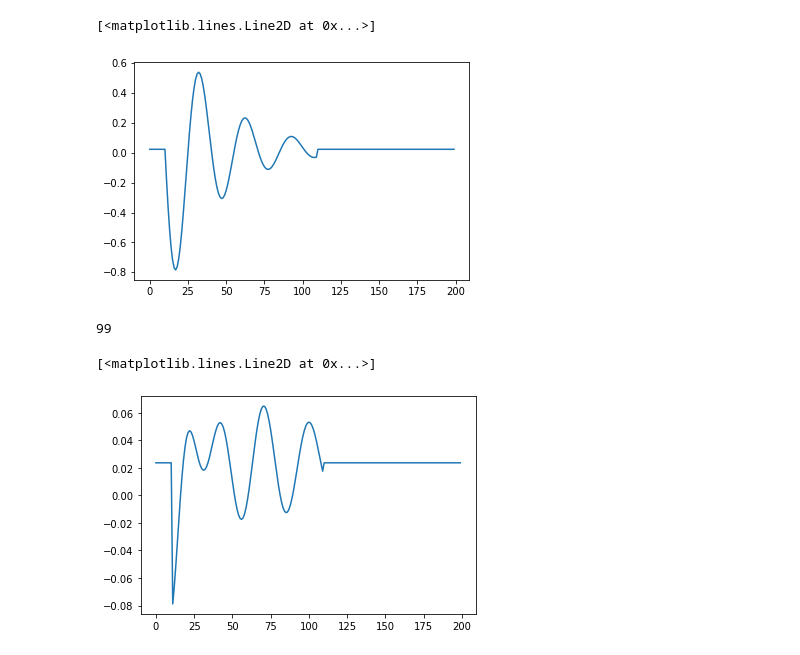
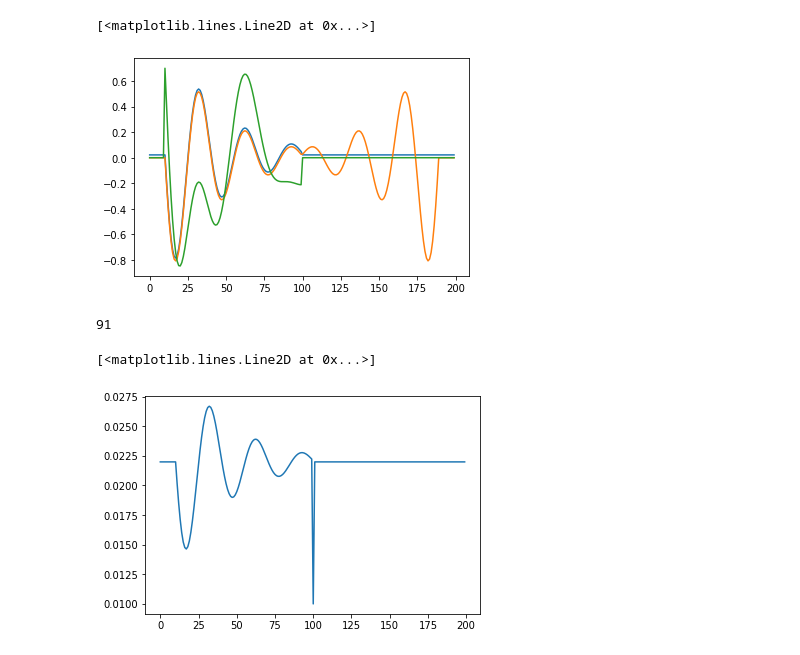
Before and after one commit to MSchmidt99/PyDMD, a Jupyter notebook: pydmd/Z Decomposition Showcase.ipynb, the cells around one changed output. Drawn from its saved outputs; the diff is of its cells as text; code cells hidden in the pictures.

```diff
--- a/pydmd/Z Decomposition Showcase.ipynb
+++ b/pydmd/Z Decomposition Showcase.ipynb
@@ -4,15 +4,27 @@ import matplotlib.pyplot as plt
 # %%
 true_Z = {
     'Z': 0.95 + 0.2j,
     'Xi': 0+1j,
 }
 s = np.zeros(200, dtype=np.complex128)
-s[10:110] += (true_Z['Z'] ** np.arange(100)) * true_Z['Xi']
+s[10:100] += (true_Z['Z'] ** np.arange(90)) * true_Z['Xi']
 s_centered = s.real
 s_uncentered = s_centered - np.mean(s_centered)
+s_mixed = s.copy()
+s_mixed[100:190] += ((true_Z['Z'] ** np.arange(90)) * true_Z['Xi'])[::-1]
+s_mixed = s_mixed.real
+s_mixed_freq = s.copy()
+true_Z_2 = {
+    'Z': 0.98 + 0.1j,
+    'Xi': 0.7+0.7j,
+}
+s_mixed_freq[10:100] += ((true_Z_2['Z'] ** np.arange(90)) * true_Z_2['Xi'])
+s_mixed_freq = s_mixed_freq.real
 plt.plot(s_uncentered)
+plt.plot(s_mixed)
+plt.plot(s_mixed_freq)
 # %% [output]
 [<matplotlib.lines.Line2D at 0x...>]
-[figure, old version]
+[figure, new version]
 # %%
 from pydmd import ZDecomposition, HankelDMD, DMD
@@ -34,16 +46,16 @@ HDMD_obj = HankelDMD(**HDMD_kwargs)
 
 z_dec = ZDecomposition(HDMD_obj=HDMD_obj)
 Z, residual_signal = z_dec.sift(
-    s_uncentered.copy(), 50, min_freq=0, max_freq=np.inf,
-    perturbation_thresh=0.0001, corr_thresh=-0.0001, min_wavelength_match=0.5,
+    s_uncentered.real, 40, min_freq=0, max_freq=np.inf,
+    perturbation_thresh=0.00001, corr_thresh=-0.0001, min_wavelength_match=0.5,
     wav_mag_thresh=0
 )
 print(Z['len'])
 plt.plot(residual_signal)
 # %% [output]
-99
+91
 [<matplotlib.lines.Line2D at 0x...>]
-[figure, old version]
+[figure, new version]
 # %%
 plt.plot(
     calculate_dynamics(
```
Also changed, not shown: parts of 13 cells of this notebook.
